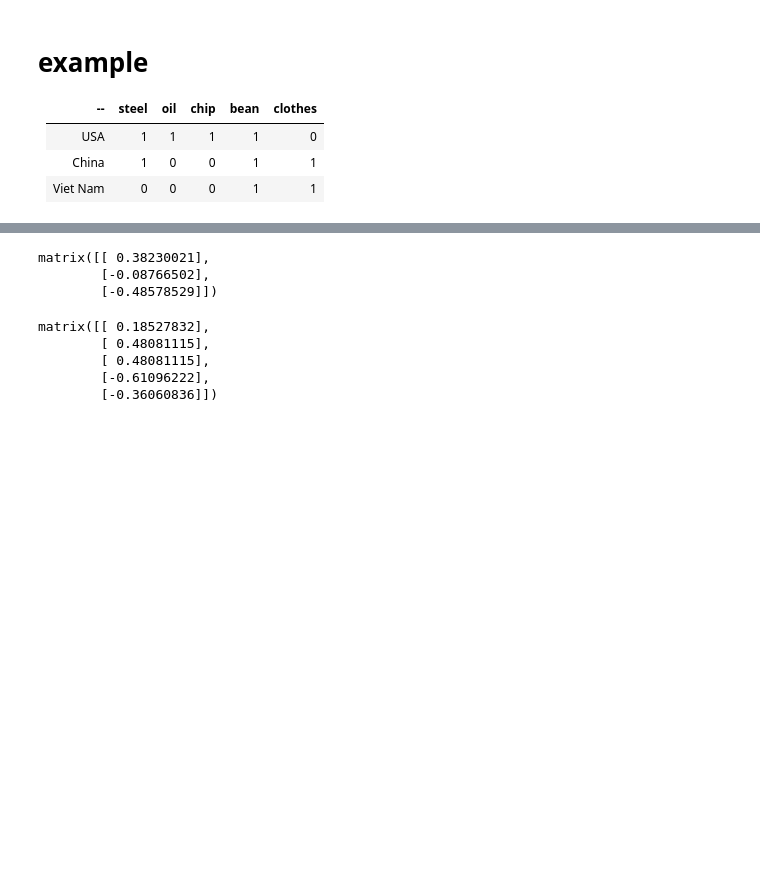
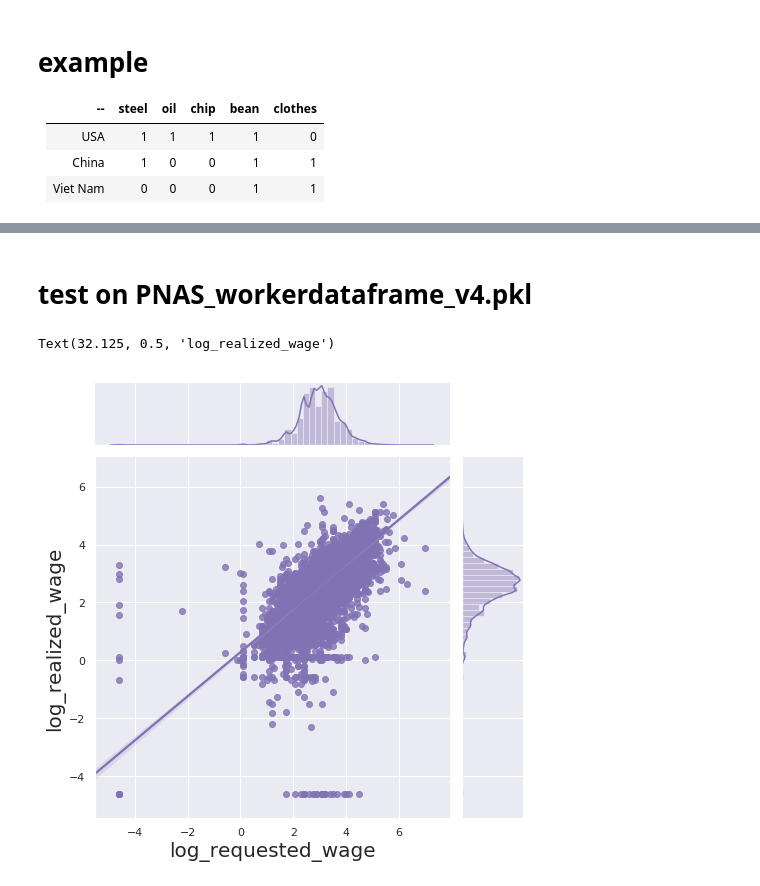
Before and after one commit to hashc/Skills, a Jupyter notebook: EconomicComplexity.ipynb, the cells around one changed output, grey strips where cells are left out. Cells and saved outputs as stored; diff of their text form; code cells hidden in the pictures; blank space fills up the shorter version.

```diff
--- a/EconomicComplexity.ipynb
+++ b/EconomicComplexity.ipynb
@@ -61,14 +125,5 @@ pci = s1 * kp
-# %%
-eci
-# %% [output]
-matrix([[ 0.38230021],
-        [-0.08766502],
-        [-0.48578529]])
-# %%
-pci
-# %% [output]
-matrix([[ 0.18527832],
-        [ 0.48081115],
-        [ 0.48081115],
-        [-0.61096222],
-        [-0.36060836]])
+# %% [markdown]
+# test on PNAS_workerdataframe_v4.pkl
+# %%
+wd1= pd.read_pickle('./PNAS_workerdataframe_v4.pkl')
+wd=wd1.dropna(subset=['log_realized_wage','log_requested_wage'])
@@ -74,0 +132,10 @@ matrix([[ 0.18527832],
+# %%
+
+sns.set(style="darkgrid")
+tips = sns.load_dataset("tips")
+g = sns.jointplot("log_requested_wage", "log_realized_wage", data=wd, kind="reg",color="m", height=7)
+plt.xlabel("log_requested_wage",fontsize=20)
+plt.ylabel("log_realized_wage",fontsize=20)
+# %% [output]
+Text(32.125, 0.5, 'log_realized_wage')
+[figure, added]
```
Also changed, not shown: parts of 14 cells of this notebook, 1 other file.
